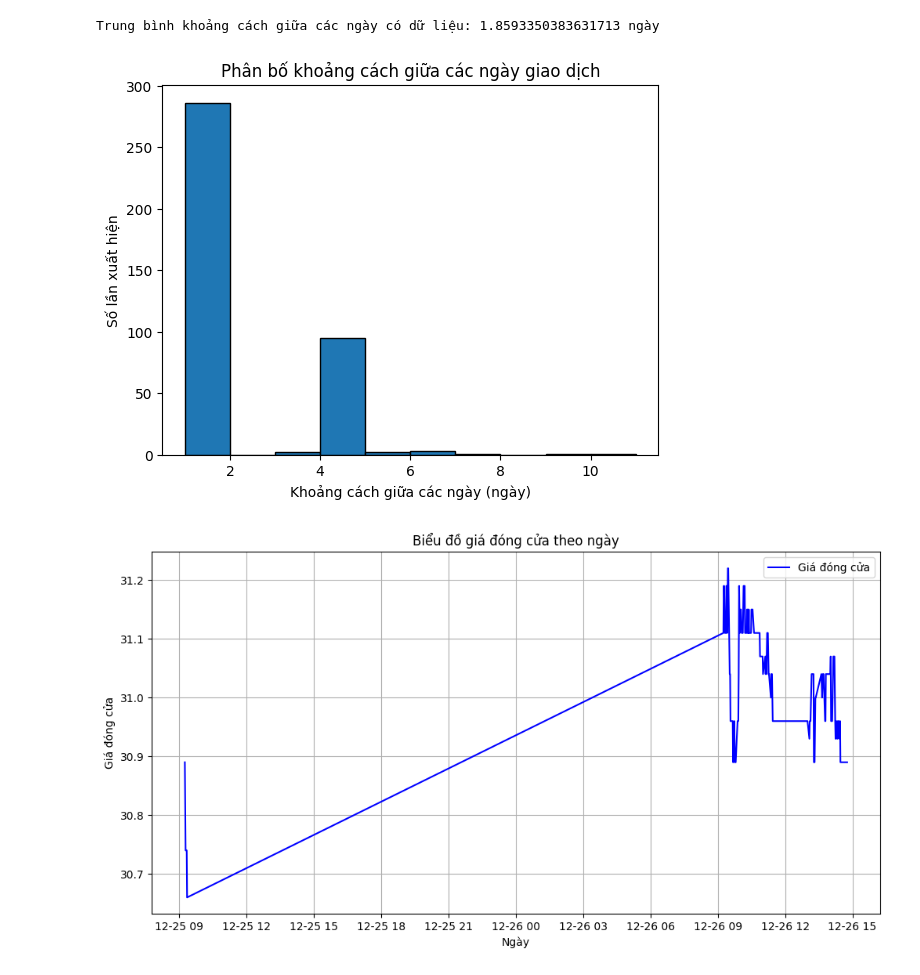
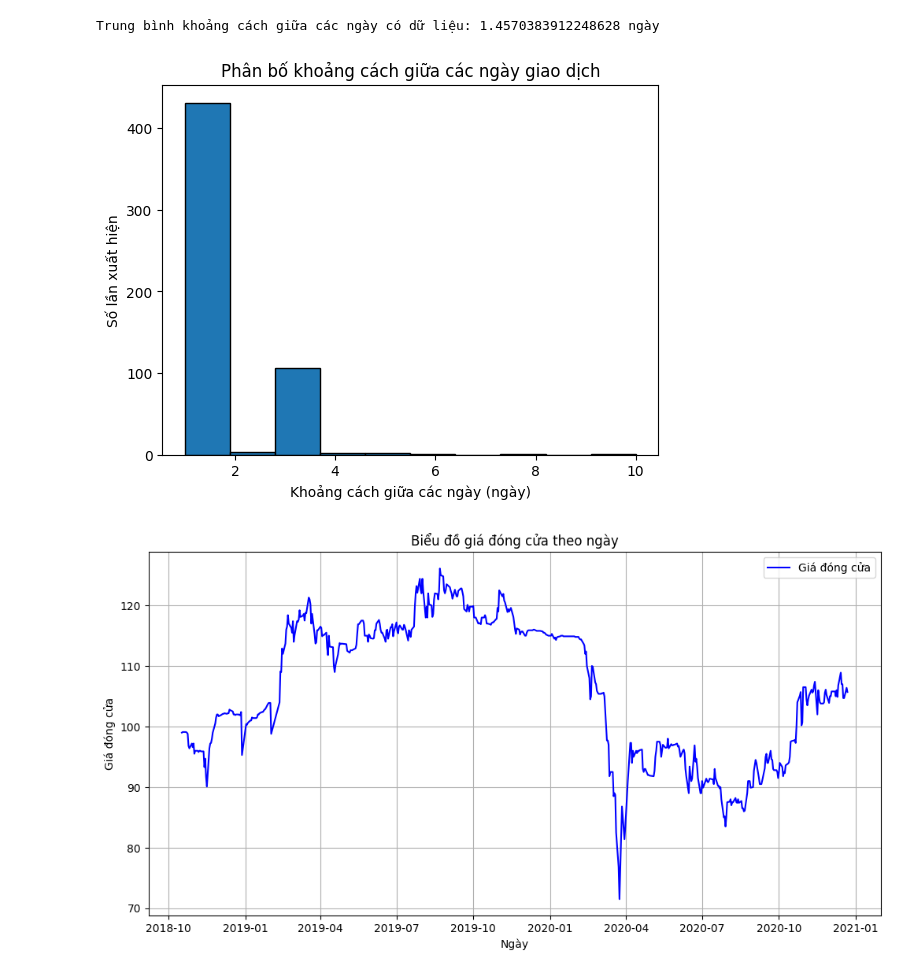
Before and after one commit to quancab/StockPricePrediction, a Jupyter notebook: StockPricePrediction.ipynb, the cells around one changed output. Cells and saved outputs as stored; diff of their text form; code cells hidden in the pictures.

```diff
--- a/StockPricePrediction.ipynb
+++ b/StockPricePrediction.ipynb
@@ -6,6 +4,6 @@ from sklearn.linear_model import LinearRegression
 import matplotlib.pyplot as plt
 # %%
-df = pd.read_csv('./data/FPT.csv')
+df = pd.read_csv('./data/VIC.csv')
 print(df.head())
 print(df.info())
 # %% [output]
@@ -78,9 +60,12 @@ Min khoảng cách thời gian giữa các dòng: 1.00 phút
 df.set_index('Date/Time', inplace=True)
 
 # Tổng hợp theo ngày
-df_daily = df.resample('1D').last()
-df_daily['Price_Change'] = df_daily['Close'].shift(-1) - df_daily['Close']
-df_daily = df_daily.dropna()
-
-df_daily.head()
+df_daily = df.resample('1D').agg({
+    'Open': 'first',
+    'High': 'max',
+    'Low': 'min',
+    'Close': 'last',
+    'Volume': 'sum'
+})
+df_daily.head(20)
 # %% [output]
@@ -96,7 +114,7 @@ date_diffs = df_daily.index.to_series().diff().dt.days.dropna()  # Tính khoản
 avg_gap = date_diffs.mean()  # Trung bình khoảng cách
 print("Trung bình khoảng cách giữa các ngày có dữ liệu:", avg_gap, "ngày")
 # %% [output]
-Trung bình khoảng cách giữa các ngày có dữ liệu: 1.8593350383631713 ngày
+Trung bình khoảng cách giữa các ngày có dữ liệu: 1.4570383912248628 ngày
 # %%
 
 plt.hist(date_diffs, bins=10, edgecolor='black')
@@ -105,23 +123,19 @@ plt.ylabel('Số lần xuất hiện')
 plt.title('Phân bố khoảng cách giữa các ngày giao dịch')
 plt.show()
 # %% [output]
-[figure, old version]
+[figure, new version]
 # %%
-start_date = '2018-12-25'
-end_date = '2018-12-26'
-df_filtered  = df.loc[start_date:end_date]
-
 plt.figure(figsize=(12, 6))
-plt.plot(df_filtered.index, df_filtered['Close'], linestyle='-', color='b', label='Giá đóng cửa')
+plt.plot(df_daily.index, df_daily['Close'], linestyle='-', color='b', label='Giá đóng cửa')
 
 # Định dạng biểu đồ
 plt.xlabel('Ngày')
 plt.ylabel('Giá đóng cửa')
 plt.title('Biểu đồ giá đóng cửa theo ngày')
 plt.legend()
 plt.grid(True)
 
 # Hiển thị biểu đồ
 plt.show()
 # %% [output]
-[figure, old version]
+[figure, new version]
```
Also changed, not shown: parts of 12 cells of this notebook, 1 other file.
